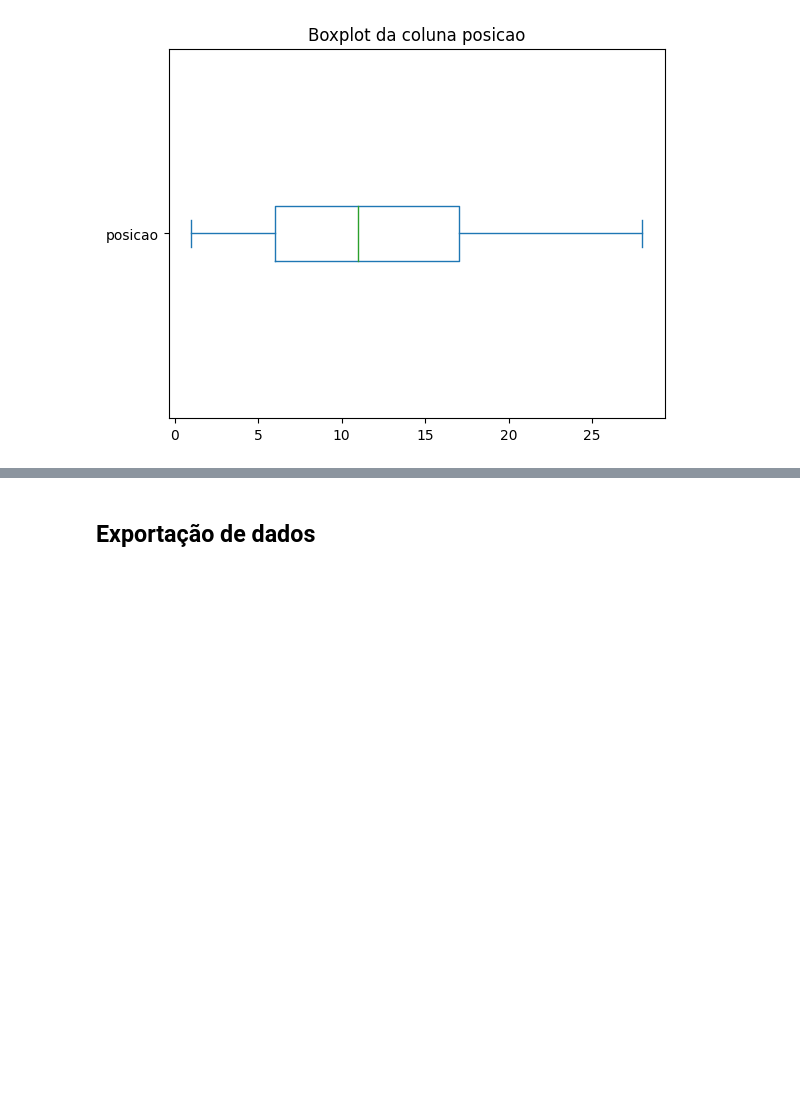
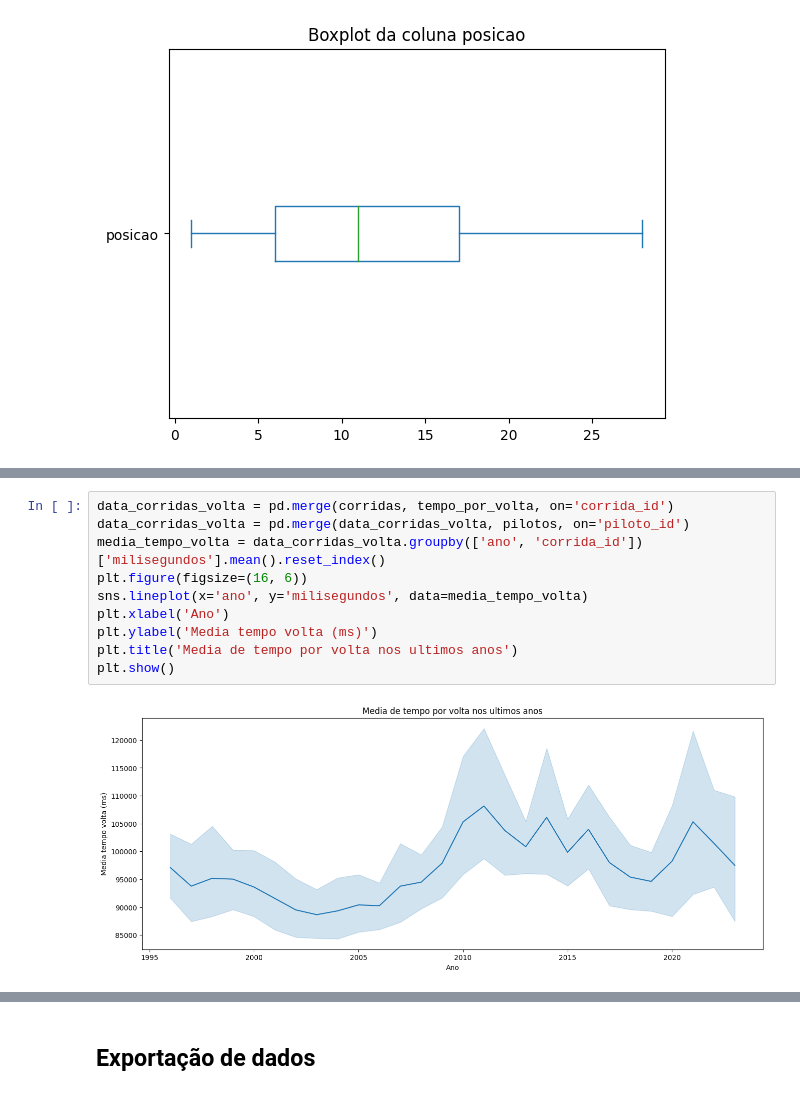
Before and after one commit to augustopinho/fatec_ipi_projeto_integrador_3, a Jupyter notebook: tratamento_limpeza_dataset_completo_DW.ipynb, the cells around one changed output, grey strips where cells are left out. Saved outputs shown, nothing was run; the diff lists cells and outputs as text; blank space fills up the shorter version.

```diff
--- a/tratamento_limpeza_dataset.ipynb
+++ b/tratamento_limpeza_dataset_completo_DW.ipynb
@@ -1954,0 +2408,12 @@ plt.show()
+# %%
+data_corridas_volta = pd.merge(corridas, tempo_por_volta, on='corrida_id')
+data_corridas_volta = pd.merge(data_corridas_volta, pilotos, on='piloto_id')
+media_tempo_volta = data_corridas_volta.groupby(['ano', 'corrida_id'])['milisegundos'].mean().reset_index()
+plt.figure(figsize=(16, 6))
+sns.lineplot(x='ano', y='milisegundos', data=media_tempo_volta)
+plt.xlabel('Ano')
+plt.ylabel('Media tempo volta (ms)')
+plt.title('Media de tempo por volta nos ultimos anos')
+plt.show()
+# %% [output]
+[figure, added]
```
Also changed, not shown: parts of 74 cells of this notebook, 1 other file.
